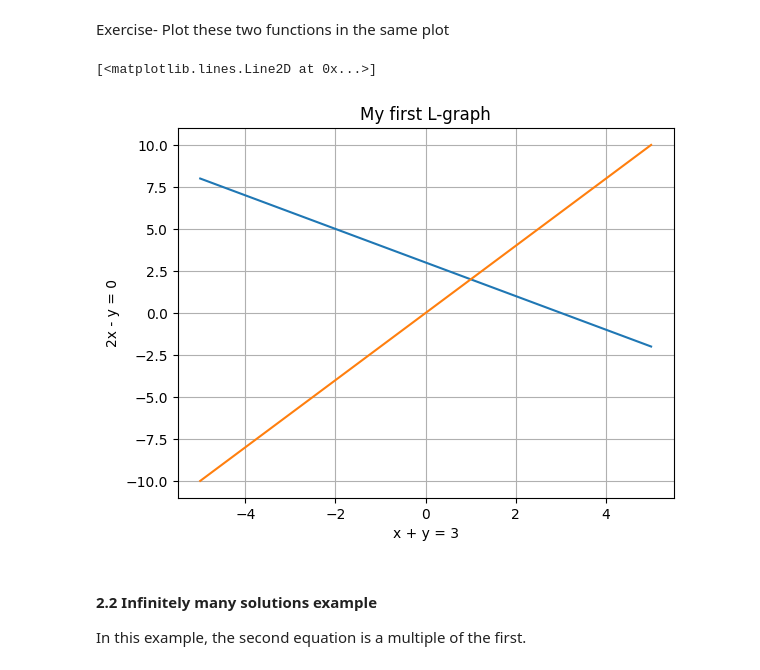
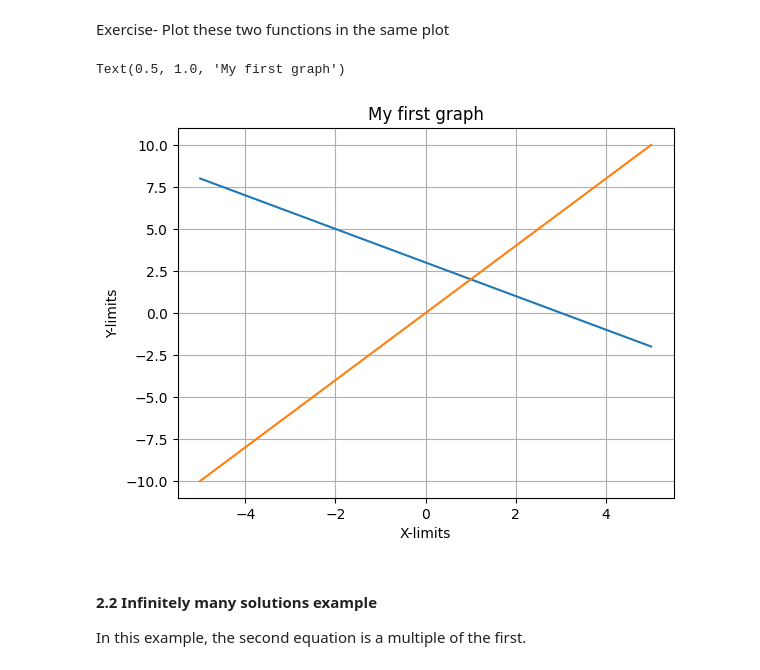
Before and after one commit to Mermaid8008/Lecture8Exercise, a Jupyter notebook: Lecture 8_Linear_Equations_Solver.ipynb, the cells around one changed output. Drawn from its saved outputs; the diff is of its cells as text; code cells hidden in the pictures.

```diff
--- a/Lecture 8_Linear_Equations_Solver.ipynb
+++ b/Lecture 8_Linear_Equations_Solver.ipynb
@@ -65,19 +65,24 @@ Exercise-
 Plot these two functions in the same plot
 # %%
 # Your code here
-x = np.linspace(-5, 5, 5) #creates graph
-y_1 = 3 - x # equation for line
-y_2 = 2*x
-plt.title("My first L-graph")
+
+# Form equations in terms of x & y
+x = np.linspace(-5, 5, 100) # creates limits
+y1 = 3 - x # equation for line 1
+y2 = 2*x # equation for line 2
+
+# Plot lines seperately to get intersection
+plt.plot(x, y1)
+plt.plot(x, y2)
+
+# Make graph look pretty using plt. commands
 plt.grid()
-plt.xlabel("x + y = 3")
-plt.ylabel("2x - y = 0")
-# have to plot lines seperately to get an intersection
-plt.plot(x, y_1)
-plt.plot(x, y_2)
+plt.xlabel("X-limits")
+plt.ylabel("Y-limits")
+plt.title("My first graph")
 # %% [output]
-[<matplotlib.lines.Line2D at 0x...>]
+Text(0.5, 1.0, 'My first graph')
-[figure, old version]
+[figure, new version]
 # %% [markdown]
 #### 2.2 Infinitely many solutions example
 In this example, the second equation is a multiple of the first.
```
Also changed, not shown: parts of 2 cells of this notebook.
